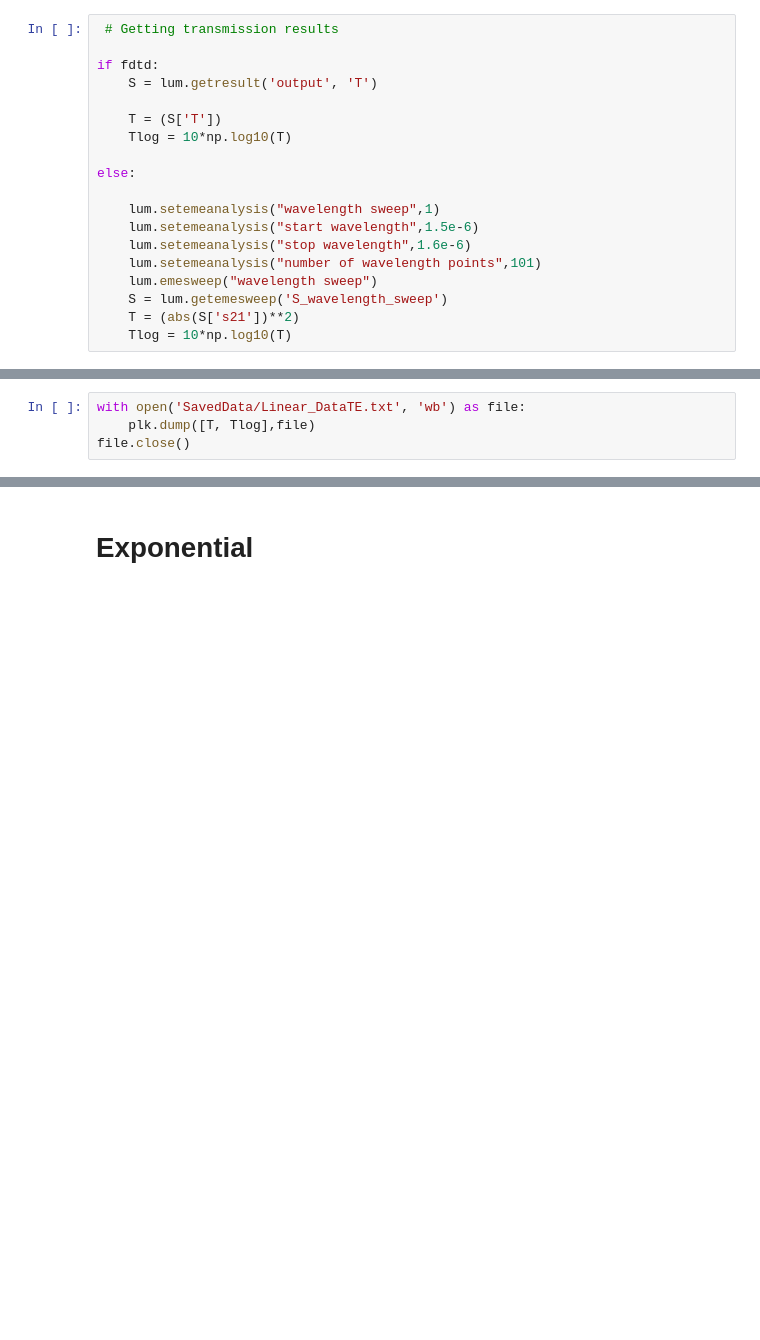
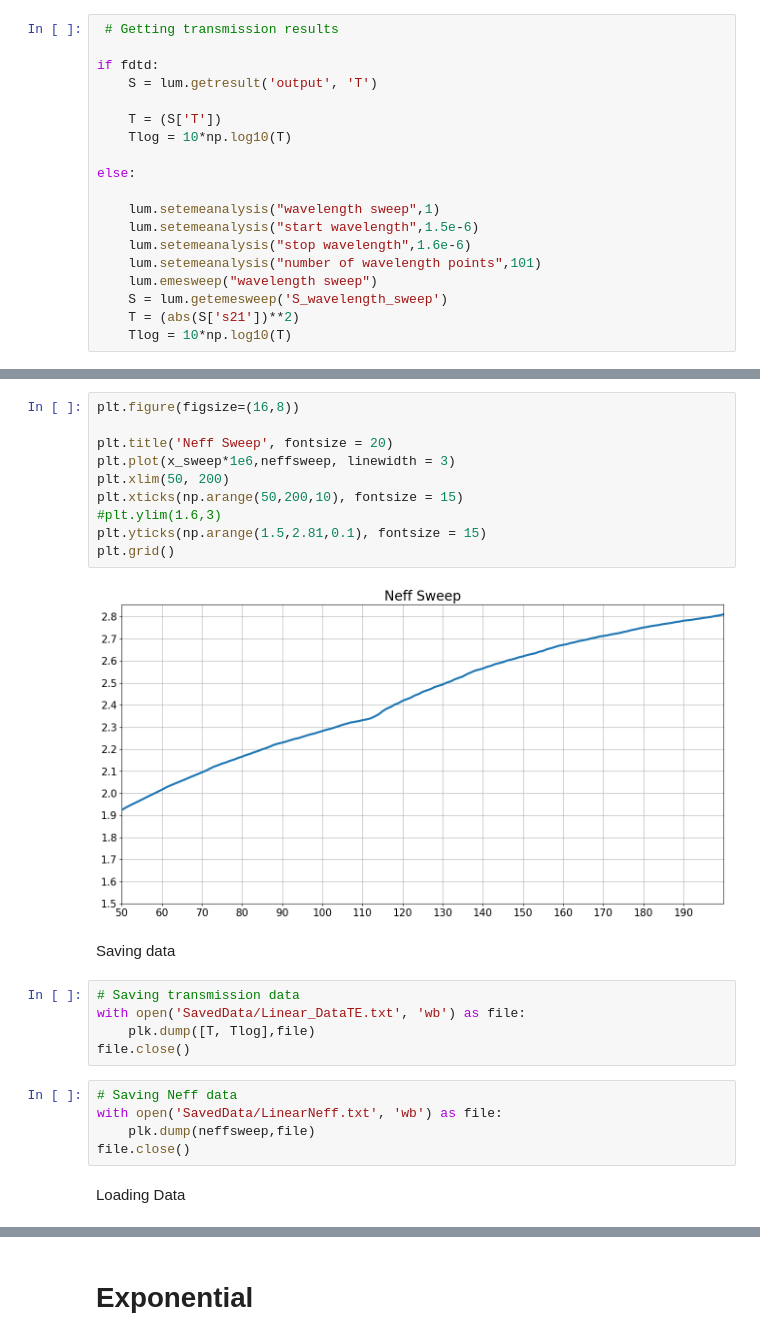
Before and after one commit to Leoopessoa/Edge-Coupler, a Jupyter notebook: Simulation/Components Assembly.ipynb, the cells around one changed output, grey strips where cells are left out. Saved outputs shown, nothing was run; the diff lists cells and outputs as text; blank space fills up the shorter version.

```diff
--- a/Simulation/Components Assembly.ipynb
+++ b/Simulation/Components Assembly.ipynb
@@ -450,5 +460,27 @@ plt.savefig('../Documentation/Figures/Loss_LinearTE')
+# %%
+plt.figure(figsize=(16,8))
+
+plt.title('Neff Sweep', fontsize = 20)
+plt.plot(x_sweep*1e6,neffsweep, linewidth = 3)
+plt.xlim(50, 200)
+plt.xticks(np.arange(50,200,10), fontsize = 15)
+#plt.ylim(1.6,3)
+plt.yticks(np.arange(1.5,2.81,0.1), fontsize = 15)
+plt.grid()
+# %% [output]
+[figure, added]
+# %% [markdown]
+Saving data
 # %%
+# Saving transmission data
 with open('SavedData/Linear_DataTE.txt', 'wb') as file:
     plk.dump([T, Tlog],file)
 file.close()
+# %%
+# Saving Neff data
+with open('SavedData/LinearNeff.txt', 'wb') as file:
+    plk.dump(neffsweep,file)
+file.close()
+# %% [markdown]
+Loading Data
 # %%
```
Also changed, not shown: parts of 40 cells of this notebook, 9 other files.
